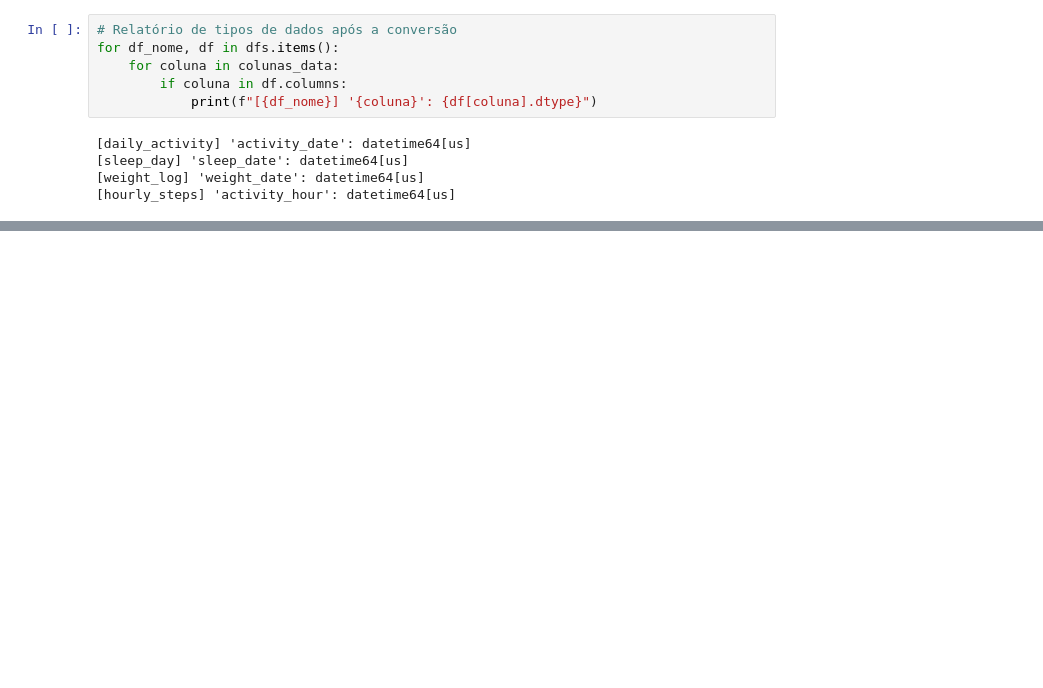
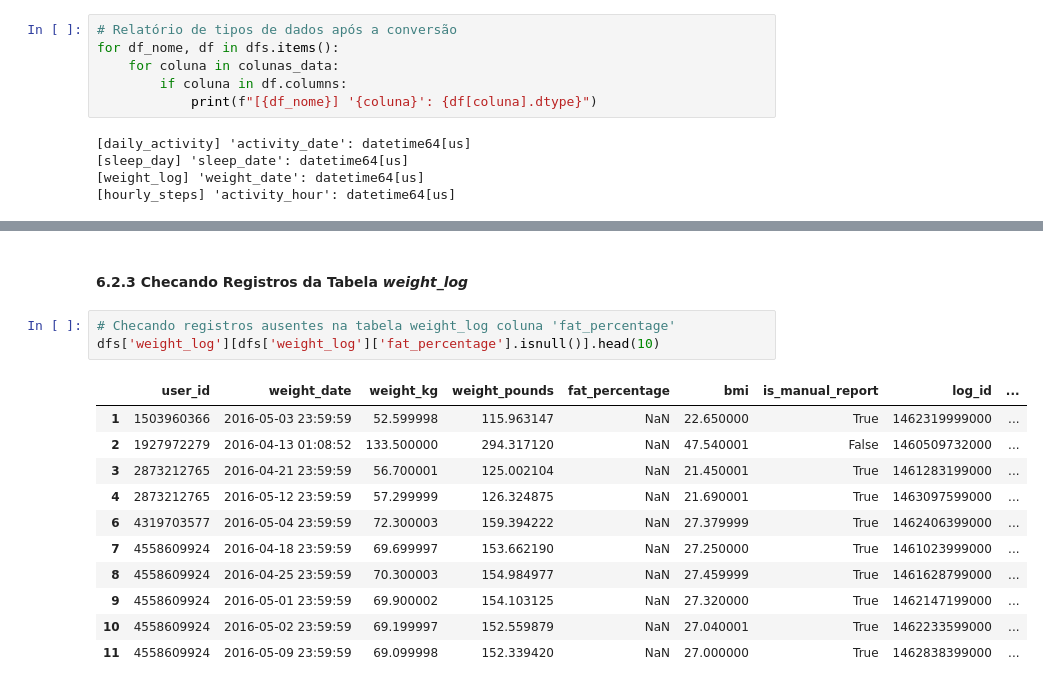
Before and after one commit to AleCecilio/bellabeat_data_analysis, a Jupyter notebook: notebooks/02_data_cleaning.ipynb, the cells around one changed output, grey strips where cells are left out. Drawn from its saved outputs; the diff is of its cells as text; blank space fills up the shorter version.

```diff
--- a/notebooks/02_data_cleaning.ipynb
+++ b/notebooks/02_data_cleaning.ipynb
@@ -384,0 +522,17 @@ for df_nome, df in dfs.items():
+# %% [markdown]
+#### 6.2.3 Checando Registros da Tabela *weight_log*
+# %%
+# Checando registros ausentes na tabela weight_log coluna 'fat_percentage'
+dfs['weight_log'][dfs['weight_log']['fat_percentage'].isnull()].head(10)
+# %% [output]
+|  | user_id | weight_date | weight_kg | weight_pounds | fat_percentage | bmi | is_manual_report | log_id | ... |
+| 1 | 1503960366 | 2016-05-03 23:59:59 | 52.599998 | 115.963147 | NaN | 22.650000 | True | 1462319999000 | ... |
+| 2 | 1927972279 | 2016-04-13 01:08:52 | 133.500000 | 294.317120 | NaN | 47.540001 | False | 1460509732000 | ... |
+| 3 | 2873212765 | 2016-04-21 23:59:59 | 56.700001 | 125.002104 | NaN | 21.450001 | True | 1461283199000 | ... |
+| 4 | 2873212765 | 2016-05-12 23:59:59 | 57.299999 | 126.324875 | NaN | 21.690001 | True | 1463097599000 | ... |
+| 6 | 4319703577 | 2016-05-04 23:59:59 | 72.300003 | 159.394222 | NaN | 27.379999 | True | 1462406399000 | ... |
+| 7 | 4558609924 | 2016-04-18 23:59:59 | 69.699997 | 153.662190 | NaN | 27.250000 | True | 1461023999000 | ... |
+| 8 | 4558609924 | 2016-04-25 23:59:59 | 70.300003 | 154.984977 | NaN | 27.459999 | True | 1461628799000 | ... |
+| 9 | 4558609924 | 2016-05-01 23:59:59 | 69.900002 | 154.103125 | NaN | 27.320000 | True | 1462147199000 | ... |
+| 10 | 4558609924 | 2016-05-02 23:59:59 | 69.199997 | 152.559879 | NaN | 27.040001 | True | 1462233599000 | ... |
+| 11 | 4558609924 | 2016-05-09 23:59:59 | 69.099998 | 152.339420 | NaN | 27.000000 | True | 1462838399000 | ... |
```
Also changed, not shown: parts of 33 cells of this notebook, 9 other files.
